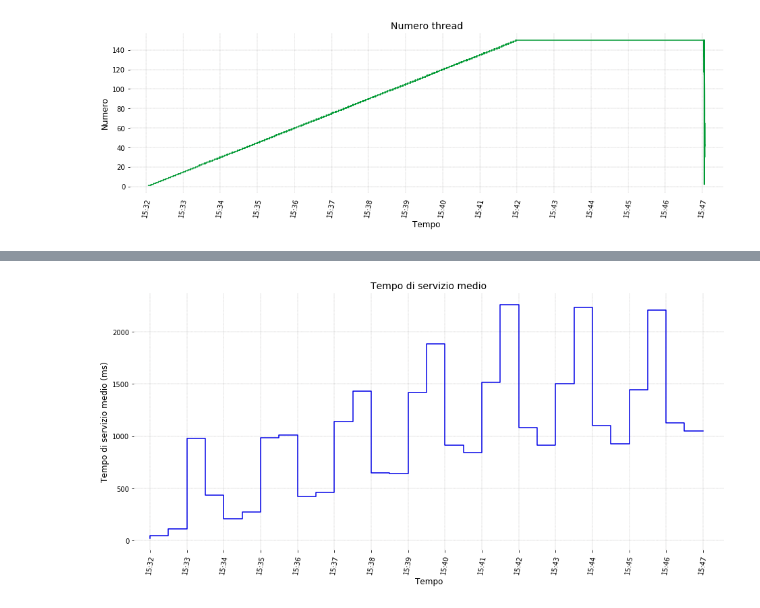
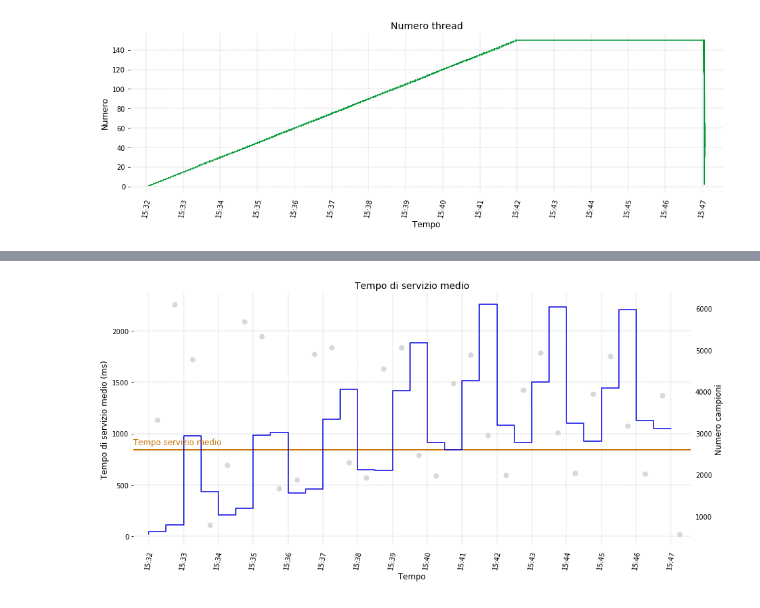
Before and after one commit to p-giovanni/JMeter_report, a Jupyter notebook: notebook/JMeter_Report.ipynb, the cells around one changed output, grey strips where cells are left out. Saved outputs shown, nothing was run; the diff lists cells and outputs as text; code cells hidden in the pictures.

Commit message:
Average elapsed chart completed.

```diff
--- a/notebook/JMeter_Report.ipynb
+++ b/notebook/JMeter_Report.ipynb
@@ -86,6 +86,8 @@ it = {
     ,"elapsed-binned title - log":("Tempo di servizio medio - scala logaritmica", 14)
     ,"elapsed-binned x":          ("Tempo", 12)
     ,"elapsed-binned y":          ("Tempo di servizio medio (ms)", 12)
+    ,"elapsed-binned mean txt":   ("Tempo servizio medio", 12)
+    ,"elapsed-binned snum y":     ("Numero campioni", 12)
 }
 en = {
      "thread title": ("Threads number", 14)
@@ -101,7 +103,8 @@ en = {
     ,"elapsed-binned title - log":("Average service time - logarithmic scale", 12)
     ,"elapsed-binned x":          ("Ttime", 12)
     ,"elapsed-binned y":          ("Average service time (ms)", 12)
-
+    ,"elapsed-binned mean txt":   ("Elapsed mean value", 12)
+    ,"elapsed-binned snum y":     ("Sample numerosity", 12)
 }
 labels = it
 # %%
@@ -344,23 +368,25 @@ def elapsed_binned_chart(ax, x, y, colors=["#0000e6"], logarithmic=False):
 # %%
 seconds = '30S'
 minutes = 'T'
 
 binned_elapsed = df.groupby(pd.Grouper(level='timeStamp', freq=seconds))['elapsed'].agg(['mean','count'])
+binned_elapsed["dt centered"] = binned_elapsed.index  + pd.offsets.Second(15)
 
 # -----------------------------------------------------------
 fig = plt.figure(figsize=(50, 12))
 gs = fig.add_gridspec(2, 4)
 fig.set_tight_layout(True)
 
 ax = []
 ax.append(fig.add_subplot(gs[0, 0]))
 
 elapsed_binned_chart(ax[0]
-                    ,binned_elapsed.index
-                    ,binned_elapsed['mean']
-                    ,logarithmic=False)
+                    ,x=binned_elapsed.index
+                    ,y=binned_elapsed['mean']
+                    ,x_snum=binned_elapsed["dt centered"]
+                    ,y_snum=binned_elapsed['count'])
 
 plt.savefig(os.path.join(images_path,"{prefix}elapsed_binned_chart.png".format(prefix=image_file_prefix)))
 # %% [output]
-[figure, old version]
+[figure, new version]
 # %%
```
Also changed, not shown: parts of 5 cells of this notebook, 2 other files.
